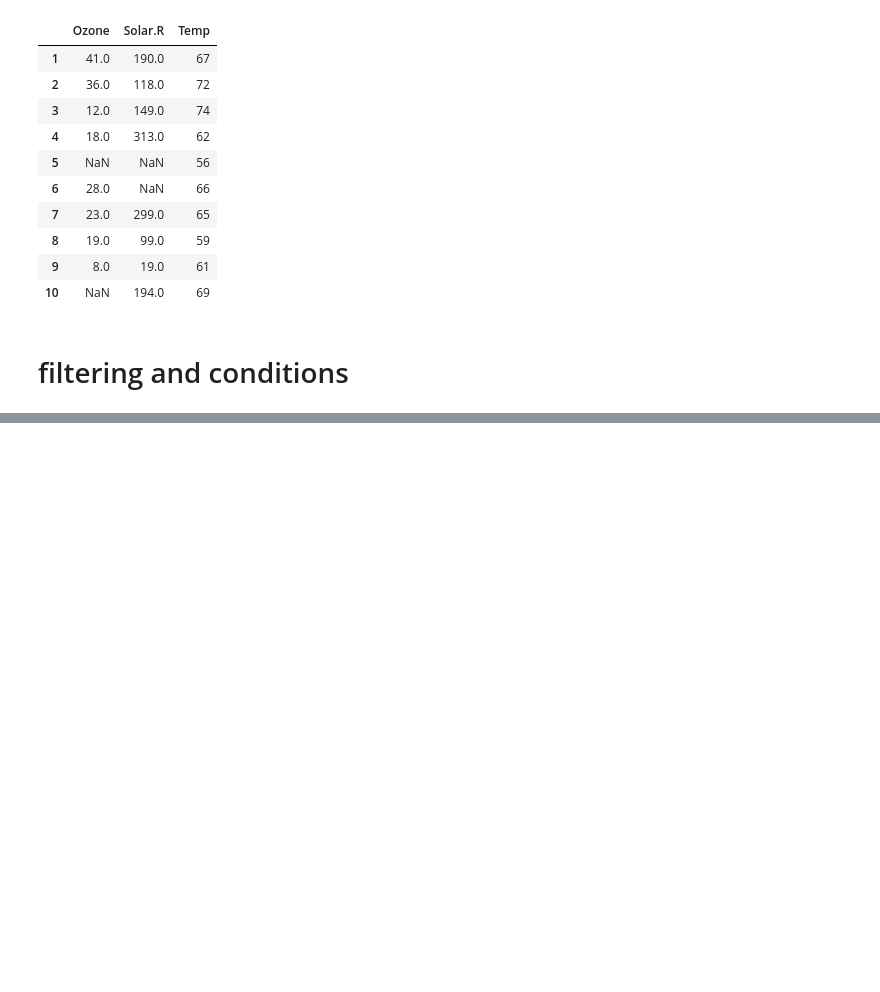
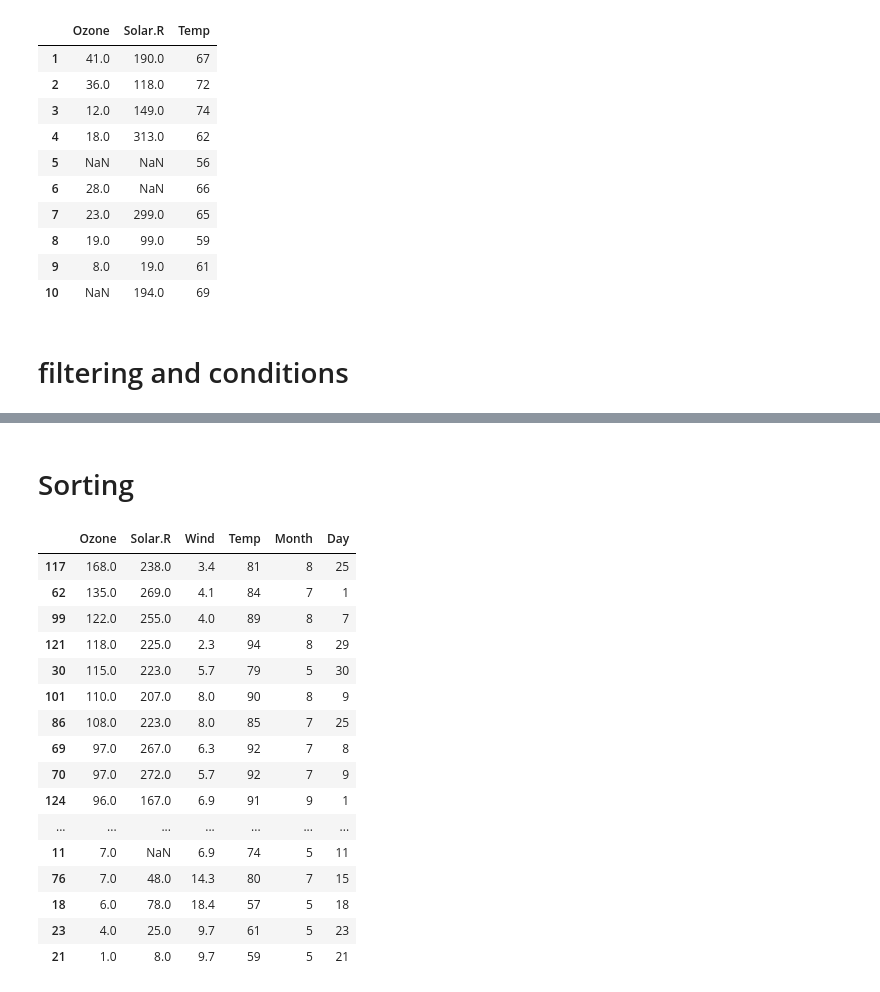
Before and after one commit to djedjigair/piit, a Jupyter notebook: assign/assign3.ipynb, the cells around one changed output, grey strips where cells are left out. Drawn from its saved outputs; the diff is of its cells as text; code cells hidden in the pictures; blank space fills up the shorter version.

```diff
--- a/assign/assign3.ipynb
+++ b/assign/assign3.ipynb
@@ -266,0 +304,22 @@ df_sel.head(10)
+# %% [markdown]
+# Sorting
+# %%
+airquality.sort_values(by=['Ozone', 'Temp'], ascending=[False, True])
+# %% [output]
+|  | Ozone | Solar.R | Wind | Temp | Month | Day |
+| 117 | 168.0 | 238.0 | 3.4 | 81 | 8 | 25 |
+| 62 | 135.0 | 269.0 | 4.1 | 84 | 7 | 1 |
+| 99 | 122.0 | 255.0 | 4.0 | 89 | 8 | 7 |
+| 121 | 118.0 | 225.0 | 2.3 | 94 | 8 | 29 |
+| 30 | 115.0 | 223.0 | 5.7 | 79 | 5 | 30 |
+| 101 | 110.0 | 207.0 | 8.0 | 90 | 8 | 9 |
+| 86 | 108.0 | 223.0 | 8.0 | 85 | 7 | 25 |
+| 69 | 97.0 | 267.0 | 6.3 | 92 | 7 | 8 |
+| 70 | 97.0 | 272.0 | 5.7 | 92 | 7 | 9 |
+| 124 | 96.0 | 167.0 | 6.9 | 91 | 9 | 1 |
+| ... | ... | ... | ... | ... | ... | ... |
+| 11 | 7.0 | NaN | 6.9 | 74 | 5 | 11 |
+| 76 | 7.0 | 48.0 | 14.3 | 80 | 7 | 15 |
+| 18 | 6.0 | 78.0 | 18.4 | 57 | 5 | 18 |
+| 23 | 4.0 | 25.0 | 9.7 | 61 | 5 | 23 |
+| 21 | 1.0 | 8.0 | 9.7 | 59 | 5 | 21 |
```
Also changed, not shown: parts of 17 cells of this notebook.
